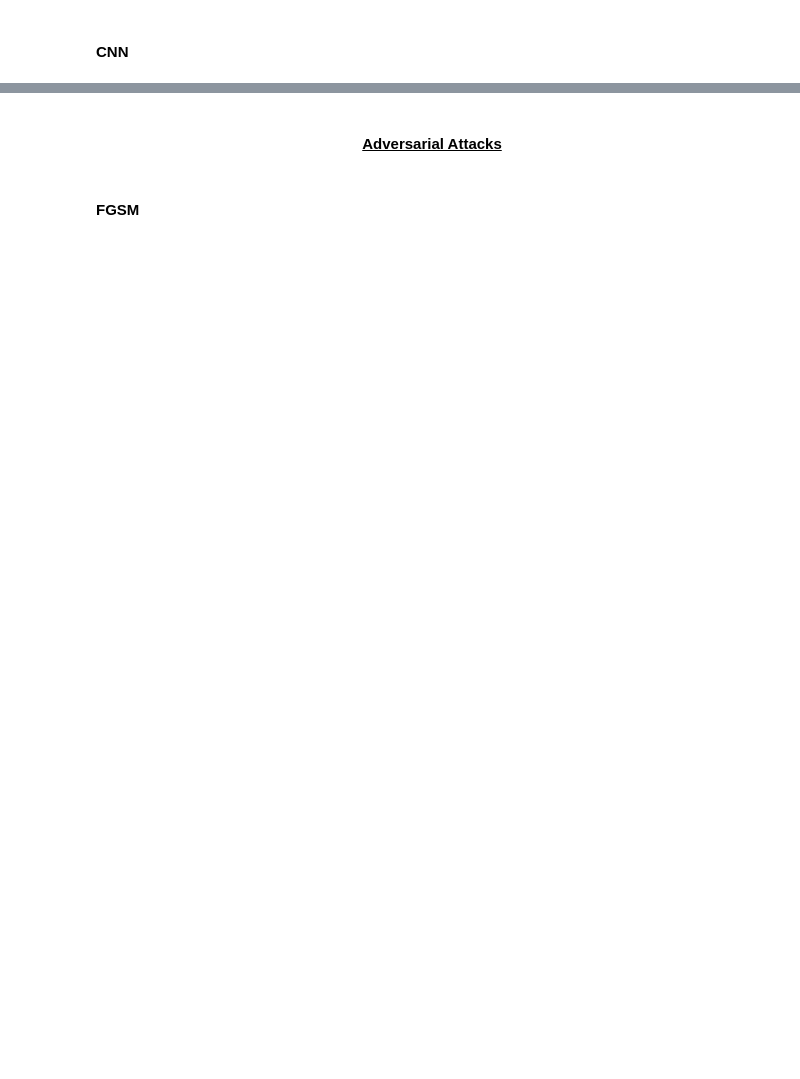
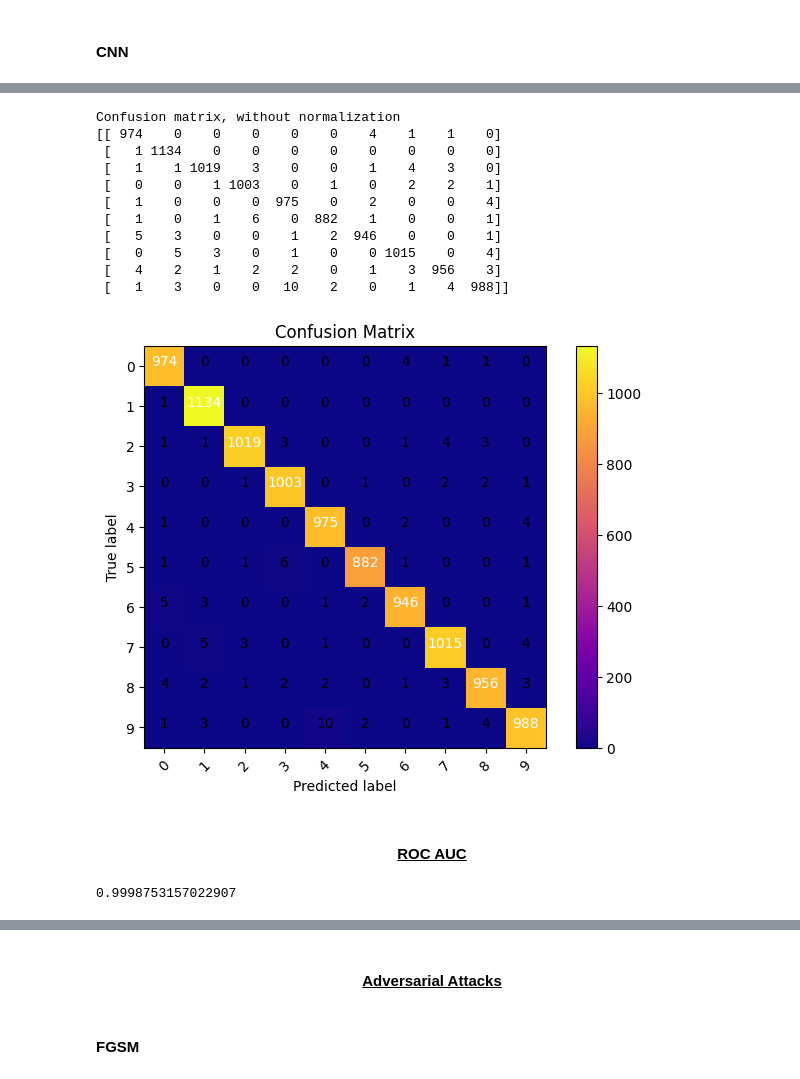
Before and after one commit to nekitalek/adversarial_attack, a Jupyter notebook: src/adversarial_attack.ipynb, the cells around one changed output, grey strips where cells are left out. Cells and saved outputs as stored; diff of their text form; code cells hidden in the pictures; blank space fills up the shorter version.

Commit message:
Reorganisation of comments. Added Confusion Matrix, ROC-curves and AUC to every stage.

```diff
--- a/src/adversarial_attack.ipynb
+++ b/src/adversarial_attack.ipynb
@@ -282,0 +285,2 @@ Accuracy on test data is :  98.84999990463257
+# %%
+predictions = cnn_model.predict(x_test, batch_size=10, verbose=0)
@@ -282,0 +295,60 @@ Accuracy on test data is :  98.84999990463257
+# %%
+# Функция для визуализации матрицы ошибок
+cm = confusion_matrix(y_test.argmax(axis=1), predictions.argmax(axis=1))
+# %%
+# Визуализация матрицы ошибок
+import itertools
+def plot_confusion_matrix(cm, classes,
+                          normalize=False,
+                          title='Confusion matrix',
+                          cmap=plt.cm.plasma):
+    if normalize:
+        cm = cm.astype('float') / cm.sum(axis=1)[:, np.newaxis]
+        print("Normalized confusion matrix")
+    else:
+        print('Confusion matrix, without normalization')
+
+    print(cm)
+
+    plt.imshow(cm, interpolation='nearest', cmap=cmap)
+    plt.title(title)
+    plt.colorbar()
+    tick_marks = np.arange(len(classes))
+    plt.xticks(tick_marks, classes, rotation=45)
+    plt.yticks(tick_marks, classes)
+
+    fmt = '.2f' if normalize else 'd'
+    thresh = cm.max() / 2.
+    for i, j in itertools.product(range(cm.shape[0]), range(cm.shape[1])):
+        plt.text(j, i, format(cm[i, j], fmt),
+                 horizontalalignment="center",
+                 color="white" if cm[i, j] > thresh else "black")
+
+    plt.tight_layout()
+    plt.ylabel('True label')
+    plt.xlabel('Predicted label')
+# %%
+# Вычисление матрицы неточностей
+cm_plot_labels = ['0','1','2','3','4','5','6','7','8','9']
+plot_confusion_matrix(cm, cm_plot_labels, title='Confusion Matrix')
+# %% [output]
+Confusion matrix, without normalization
+[[ 974    0    0    0    0    0    4    1    1    0]
+ [   1 1134    0    0    0    0    0    0    0    0]
+ [   1    1 1019    3    0    0    1    4    3    0]
+ [   0    0    1 1003    0    1    0    2    2    1]
+ [   1    0    0    0  975    0    2    0    0    4]
+ [   1    0    1    6    0  882    1    0    0    1]
+ [   5    3    0    0    1    2  946    0    0    1]
+ [   0    5    3    0    1    0    0 1015    0    4]
+ [   4    2    1    2    2    0    1    3  956    3]
+ [   1    3    0    0   10    2    0    1    4  988]]
+[figure, added]
+# %% [markdown]
+<h4><center><u> ROC AUC </center></u><h/4>
+# %%
+#Считаем AUC-ROC
+from sklearn.metrics import roc_auc_score
+roc_auc_score(y_test, predictions)
+# %% [output]
+0.9998753157022907
```
Also changed, not shown: parts of 32 cells of this notebook, 6 other files.
